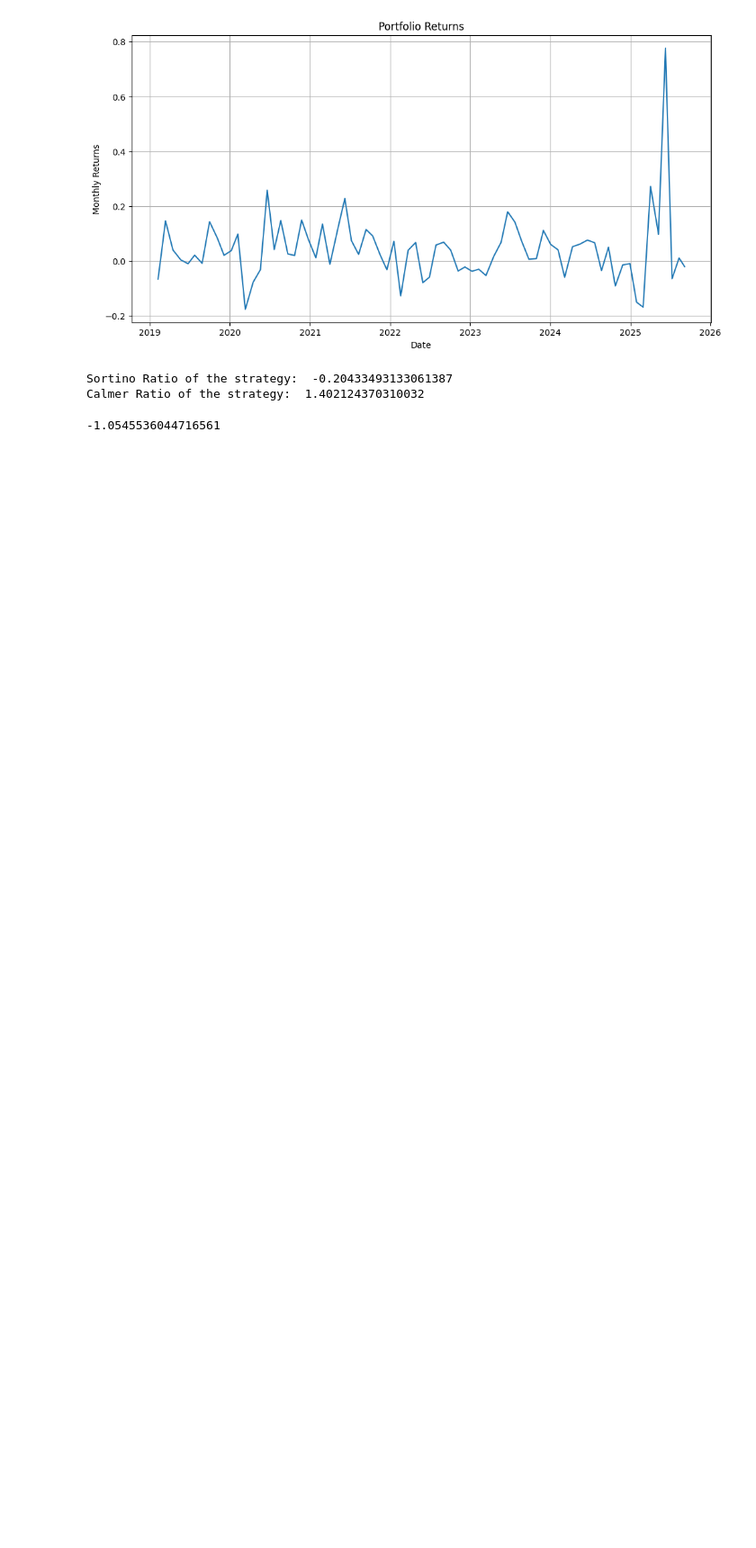
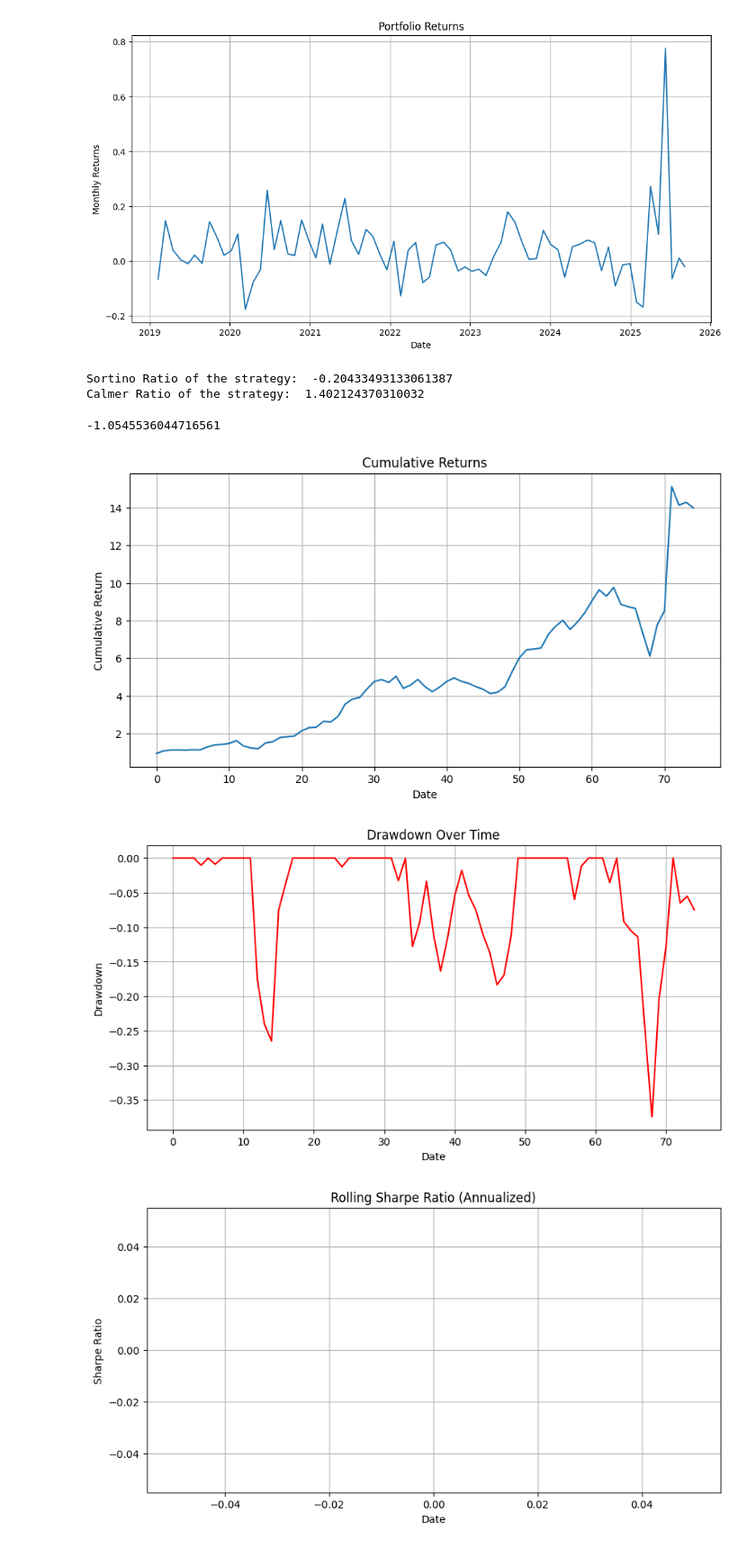
Before and after one commit to parthr09/Momentum-investing, a Jupyter notebook: Momentum_Portfolio.ipynb, the cells around one changed output. Shown at 90% size. Cells and saved outputs as stored; diff of their text form; code cells hidden in the pictures; blank space fills up the shorter version.

```diff
--- a/Momentum_Portfolio.ipynb
+++ b/Momentum_Portfolio.ipynb
@@ -508,3 +508,47 @@ sharpe_ratio = calculate_sharpe_ratio(returns)
 sharpe_ratio
 # %% [output]
 -1.0545536044716561
+# %%
+import matplotlib.pyplot as plt
+import numpy as np
+import pandas as pd
+
+# Convert returns to pandas Series if it's a list
+returns = pd.Series(returns)
+
+# 1. Cumulative Returns Over Time
+cumulative_returns = (1 + returns).cumprod()
+plt.figure(figsize=(10,5))
+plt.plot(cumulative_returns)
+plt.title('Cumulative Returns')
+plt.xlabel('Date')
+plt.ylabel('Cumulative Return')
+plt.grid(True)
+plt.show()
+
+# 3. Drawdown Curve
+cumulative_max = cumulative_returns.cummax()
+drawdown = (cumulative_returns - cumulative_max) / cumulative_max
+plt.figure(figsize=(10,5))
+plt.plot(drawdown, color='red')
+plt.title('Drawdown Over Time')
+plt.xlabel('Date')
+plt.ylabel('Drawdown')
+plt.grid(True)
+plt.show()
+
+# 4. Rolling Sharpe Ratio (using 1-year window, adjust as needed)
+rolling_mean = returns.rolling(window=252).mean()
+rolling_std = returns.rolling(window=252).std()
+rolling_sharpe = (rolling_mean / rolling_std) * np.sqrt(252)
+plt.figure(figsize=(10,5))
+plt.plot(rolling_sharpe)
+plt.title('Rolling Sharpe Ratio (Annualized)')
+plt.xlabel('Date')
+plt.ylabel('Sharpe Ratio')
+plt.grid(True)
+plt.show()
+# %% [output]
+[figure, added]
+[figure, added]
+[figure, added]
```
